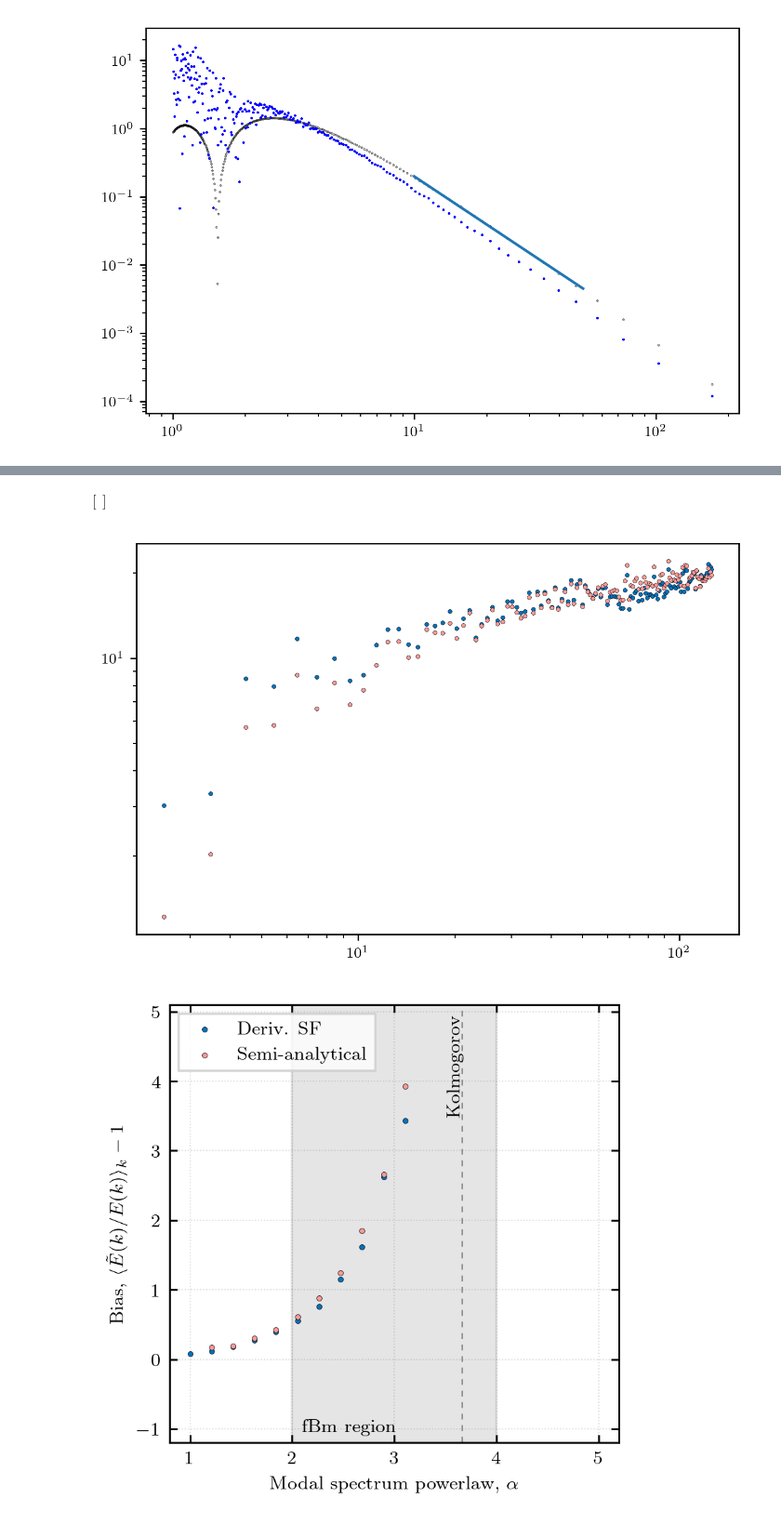
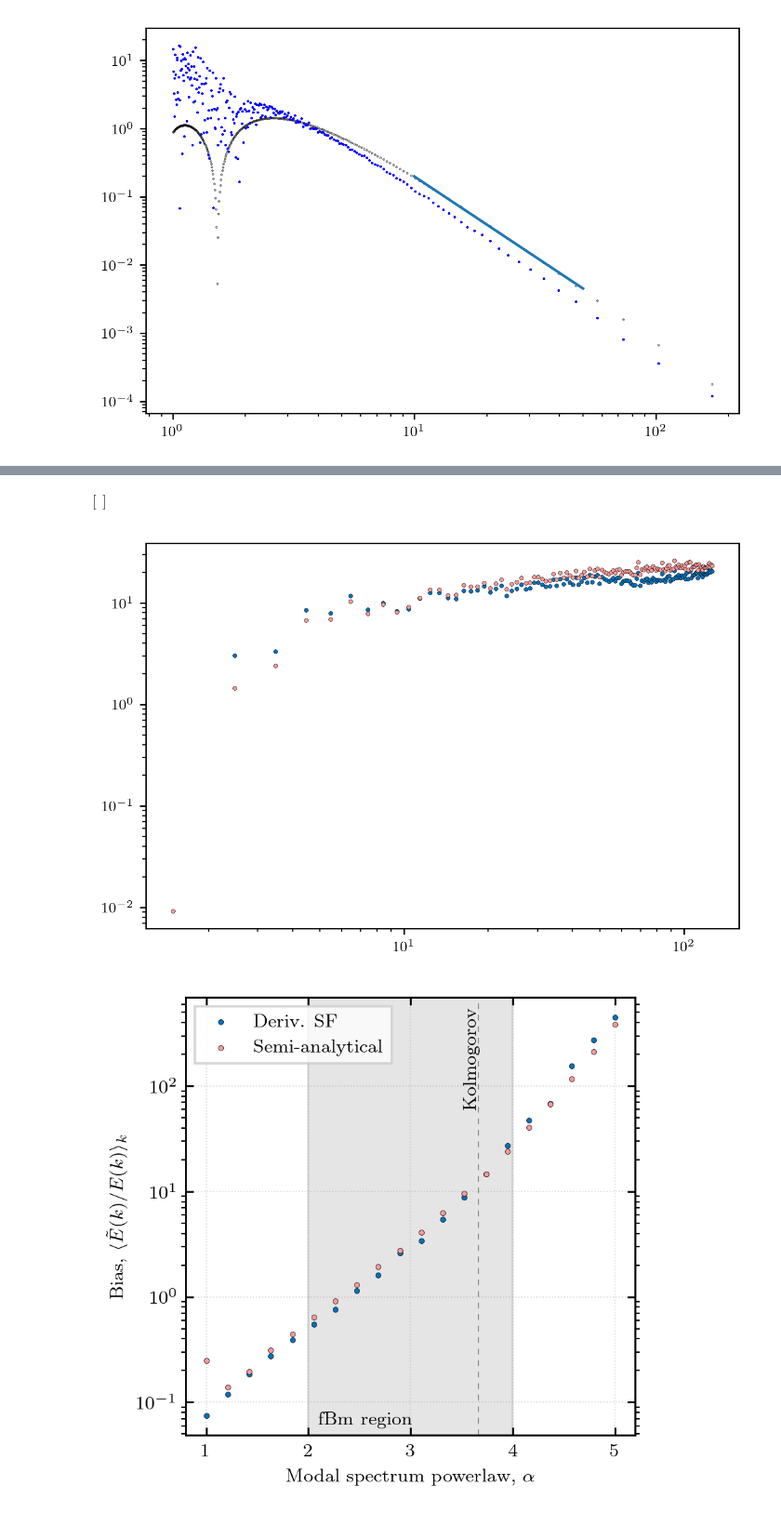
Before and after one commit to mab68/Kea, a Jupyter notebook: paper1/fbm_analytical.ipynb, the cells around one changed output, grey strips where cells are left out. Shown: that part at 93% size. Drawn from its saved outputs; the diff is of its cells as text; code cells hidden in the pictures.

Commit message:
log plots, analytical stuff

```diff
--- a/paper1/fbm_analytical.ipynb
+++ b/paper1/fbm_analytical.ipynb
@@ -168,14 +168,16 @@ def get_semianalytical_eps_alpha(a):
         #((k**(-a) - Kh**(-a)) / (Kl**(-a) - Kh**(-a)), True),
     )
 
-    s2 = sp.symbols('s2')
-    s2 = sp.integrate(2 * sp.pi * k * E, (k, 0, sp.oo))
-    s2 = 1.
+    S_E = 2.*np.pi
+    norm = (2.*sp.pi)**2
 
-    J0 = sp.besselj(0, k*l)
-    acf = sp.integrate(2 * sp.pi * E * J0 * k, (k, 0, sp.oo))
-    sf = 2*s2*(1 - acf)
-    eps = (2*sp.pi)**2 / (8 * sp.pi) * l**2 * sp.diff(sf, l)
+    s2 = sp.integrate(S_E * k * E, (k, 0, sp.oo))
+
+    acf = sp.integrate(S_E * k * E * sp.besselj(0, k*l), (k, 0, sp.oo))
+
+    sf = 2*s2 - 2*acf
+
+    eps = 1. / (4. * sp.pi) * l**2 * sp.Abs(sp.diff(sf, l))
 
     lam_eps = sp.lambdify(l, eps, modules=['scipy', 'numpy', 'mpmath'])
 
@@ -207,14 +209,16 @@ def get_semianalytical_eps(a, i_k):
         #((k**(-a) - Kh**(-a)) / (Kl**(-a) - Kh**(-a)), True),
     )
 
-    s2 = sp.symbols('s2')
-    s2 = sp.integrate(2 * sp.pi * k * E, (k, 0, sp.oo))
-    s2 = 1.
+    S_E = 2.*np.pi
+    norm = (2.*sp.pi)**2
 
-    J0 = sp.besselj(0, k*l)
-    acf = sp.integrate(2 * sp.pi * E * J0 * k, (k, 0, sp.oo))
-    sf = 2*s2*(1 - acf)
-    eps = (2*sp.pi)**2 / (8 * sp.pi) * l**2 * sp.diff(sf, l)
+    s2 = sp.integrate(S_E * k * E, (k, 0, sp.oo))
+
+    acf = sp.integrate(S_E * k * E * sp.besselj(0, k*l), (k, 0, sp.oo))
+
+    sf = 2*s2 - 2*acf
+
+    eps = 1. / (4. * sp.pi) * l**2 * sp.Abs(sp.diff(sf, l))
 
     lam_eps = sp.lambdify(l, eps, modules=['scipy', 'numpy', 'mpmath'])
 
@@ -311,10 +315,10 @@ fig.savefig('plots/fbm_pwrlaw_bias_analytical.png', transparent=True, bbox_inche
 # %%
 plt.scatter(komni[13][0], sf2_bias[-alphas[13]], marker='o', s=5., color=c[0], zorder=2, linewidth=0.2, edgecolor='black')
-plt.scatter(komni[13][0], a_bias[-alphas[13]]/35., marker='o', s=5., color=c[3], zorder=2, linewidth=0.2, edgecolor='black')
+plt.scatter(komni[13][0], a_bias[-alphas[13]]/1.5, marker='o', s=5., color=c[3], zorder=2, linewidth=0.2, edgecolor='black')
 plt.loglog()
 # %% [output]
 $\displaystyle \left[ \right]$
-[figure, old version]
+[figure, new version]
 # %%
 c = plotting.COLOR_CYCLE_6
 
@@ -328,36 +332,38 @@ for i, a in enumerate(sf2_bias.keys()):
 for i, a in enumerate(a_bias.keys()):
     idx_min = (np.abs(komni[i][0] - STRFN_MIN)).argmin()
     idx_max = (np.abs(komni[i][0] - STRFN_MAX)).argmin()
-    ax.scatter(a, np.nanmean(a_bias[a][idx_min:idx_max]/35.), marker='o', s=5., color=c[3], zorder=2, linewidth=0.2, edgecolor='black')
+    ax.scatter(a, np.nanmean(a_bias[a][idx_min:idx_max])/1.7, marker='o', s=5., color=c[3], zorder=2, linewidth=0.2, edgecolor='black')
 
 ax.scatter([], [], marker='o', s=5., color=c[0], linewidth=0.2, edgecolor='black', label=r'Deriv. SF')
 ax.scatter([], [], marker='o', s=5., color=c[3], linewidth=0.2, edgecolor='black', label=r'Semi-analytical')
 # ax.scatter([], [], marker='P', s=5., color=c[1], linewidth=0.2, edgecolor='black', label=r'Periodogram')
 # ax.scatter([], [], marker='v', s=5., color=c[2], linewidth=0.2, edgecolor='black', label=r'Ar\'evalo')
 #ax.plot([], [], color='black', linewidth=0.5, linestyle=(0,(5,5)), label=r'Analytical Ar\'evalo')
 ax.legend(fancybox=False, frameon=True, loc='upper left')
 
 ax.axvline(11./3., linestyle=(0, (5, 5)), color='gray', linewidth=0.5, zorder=0)
 ax.text(11./3.-0.15, 0.75, r'Kolmogorov', transform=ax.get_xaxis_transform(), rotation=90, color='black')
 
 ax.axvspan(D, D+2., alpha=0.2, color='gray')
 ax.text(2.1, 0.025, r'fBm region', transform=ax.get_xaxis_transform(), color='black')
 
 #ax.set_ylabel('Bias, $\\tilde{\gamma}/\gamma$')
-ax.set_ylabel('Bias, $\langle \\tilde{E}(k)/E(k) \\rangle_{k} - 1$')
+ax.set_ylabel('Bias, $\langle \\tilde{E}(k)/E(k) \\rangle_{k}$')
 ax.set_xlabel('Modal spectrum powerlaw, $\\alpha$')
 
 ax.yaxis.set_ticks_position('both')
 ax.xaxis.set_ticks_position('both')
 ax.tick_params(axis='y', direction='in')
 ax.tick_params(axis='x', direction='in')
 
-ax.set_ylim((-1.2, 5.1))
+#ax.set_ylim((-1.2, 5.1))
 
 ax.grid(linestyle=':', alpha=0.3, linewidth=0.5, color='gray')
 
+ax.set_yscale('log')
+
 #fig.subplots_adjust(wspace=0.05)
-fig.savefig('plots/fbm_spectra_bias.pdf', transparent=True, bbox_inches='tight', pad_inches=0)
-fig.savefig('plots/fbm_spectra_bias.png', transparent=True, bbox_inches='tight', pad_inches=0)
+fig.savefig('plots/fbm_spectra_bias_analytical.pdf', transparent=True, bbox_inches='tight', pad_inches=0)
+fig.savefig('plots/fbm_spectra_bias_analytical.png', transparent=True, bbox_inches='tight', pad_inches=0)
 # %% [output]
-[figure, old version]
+[figure, new version]
```
Also changed, not shown: parts of 1 cell of this notebook, 9 other files.
